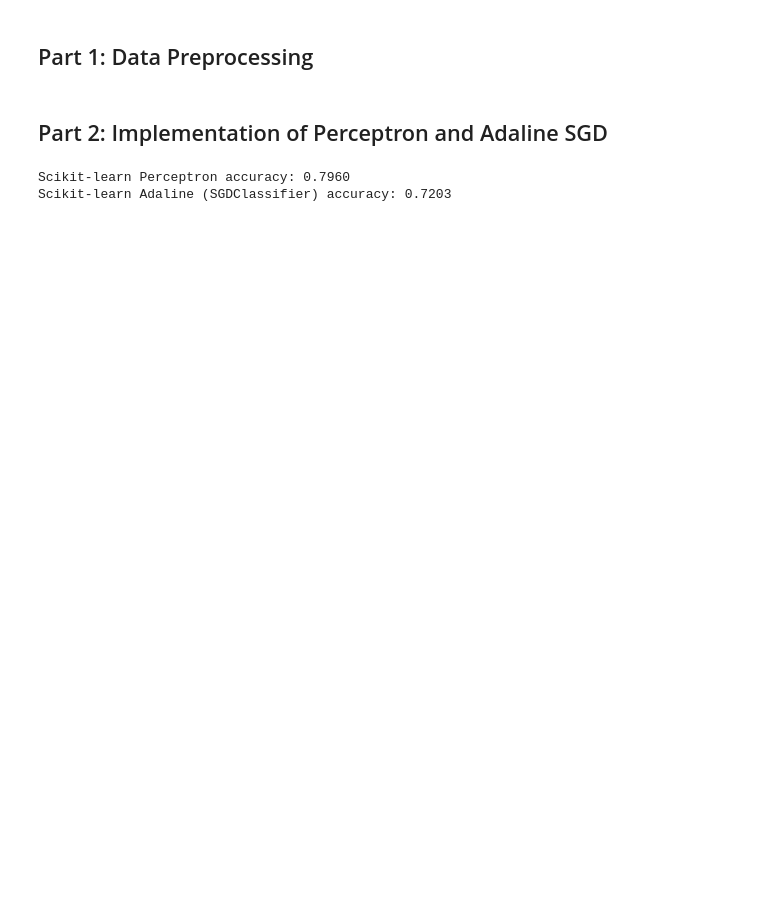
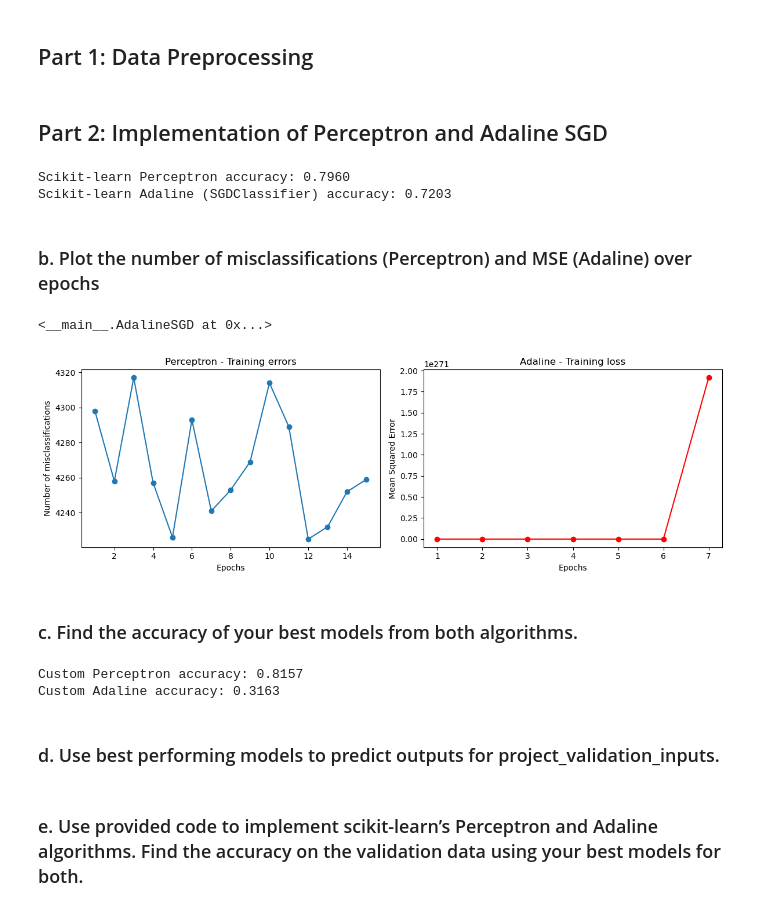
Before and after one commit to sarahmcbride03/ML-Classifiers, a Jupyter notebook: project1.ipynb, the cells around one changed output. Cells and saved outputs as stored; diff of their text form; code cells hidden in the pictures; blank space fills up the shorter version.

```diff
--- a/project1.ipynb
+++ b/project1.ipynb
@@ -77,3 +78,5 @@ print(f"Scikit-learn Adaline (SGDClassifier) accuracy: {accuracy_score(y_test, s
 # %% [output]
 Scikit-learn Perceptron accuracy: 0.7960
 Scikit-learn Adaline (SGDClassifier) accuracy: 0.7203
+# %% [markdown]
+### b. Plot the number of misclassifications (Perceptron) and MSE (Adaline) over epochs
@@ -79,0 +260,52 @@ Scikit-learn Adaline (SGDClassifier) accuracy: 0.7203
+# %%
+#Train models
+ppn = Perceptron(eta=0.01, n_iter=15, random_state=42)
+ppn.fit(X_train.toarray() if hasattr(X_train, "toarray") else X_train, y_train.values)
+
+ada = AdalineSGD(eta=0.01, n_iter=15, random_state=42)
+ada.fit(X_train.toarray() if hasattr(X_train, "toarray") else X_train, y_train.values)
+# %% [output]
+<__main__.AdalineSGD at 0x...>
+# %%
+# Plotting
+fig, ax = plt.subplots(1, 2, figsize=(12, 4))
+
+# Misclassifications per epoch (Perceptron)
+ax[0].plot(range(1, len(ppn.errors_) + 1), ppn.errors_, marker='o')
+ax[0].set_xlabel('Epochs')
+ax[0].set_ylabel('Number of misclassifications')
+ax[0].set_title('Perceptron - Training errors')
+
+# MSE per epoch (Adaline)
+ax[1].plot(range(1, len(ada.losses_) + 1), ada.losses_, marker='o', color='red')
+ax[1].set_xlabel('Epochs')
+ax[1].set_ylabel('Mean Squared Error')
+ax[1].set_title('Adaline - Training loss')
+
+plt.tight_layout()
+plt.show()
+# %% [output]
+[figure, added]
+# %% [markdown]
+### c. Find the accuracy of your best models from both algorithms.
+# %%
+# Calculate accuracy on test data
+X_test_dense = X_test.toarray() if hasattr(X_test, "toarray") else X_test
+
+# Predict with custom models
+y_pred_ppn = ppn.predict(X_test_dense)
+y_pred_ada = ada.predict(X_test_dense)
+
+# Calculate accuracy scores
+ppn_accuracy = accuracy_score(y_test, y_pred_ppn)
+ada_accuracy = accuracy_score(y_test, y_pred_ada)
+
+print("Custom Perceptron accuracy: {:.4f}".format(ppn_accuracy))
+print("Custom Adaline accuracy: {:.4f}".format(ada_accuracy))
+# %% [output]
+Custom Perceptron accuracy: 0.8157
+Custom Adaline accuracy: 0.3163
+# %% [markdown]
+### d. Use best performing models to predict outputs for project_validation_inputs.
+# %% [markdown]
+### e. Use provided code to implement scikit-learn’s Perceptron and Adaline algorithms. Find the accuracy on the validation data using your best models for both.
```
Also changed, not shown: parts of 3 cells of this notebook.
